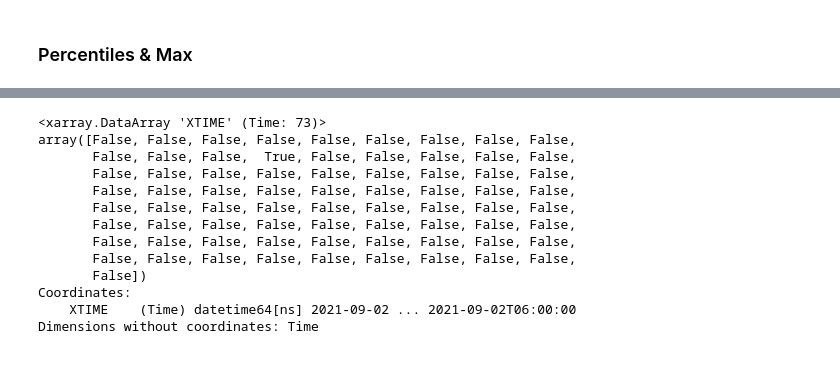
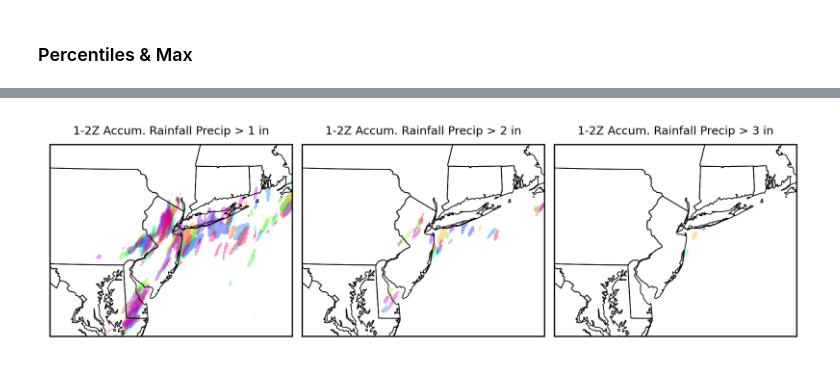
Before and after one commit to tyfolino/ida-precip, a Jupyter notebook: sandbox.ipynb, the cells around one changed output, grey strips where cells are left out. Saved outputs shown, nothing was run; the diff lists cells and outputs as text; code cells hidden in the pictures.

```diff
--- a/sandbox.ipynb
+++ b/sandbox.ipynb
@@ -246,6 +236,7 @@ p.axes.add_feature(cfeature.STATES,linewidth=linewidth)
 # plt.subplots_adjust(wspace=0.04,hspace=0.04)
 # plt.suptitle("5-min 0-2km helicity maxima",fontsize=9,fontweight='bold')
 
+ax.set_title('22Z',fontweight='bold')
 cbar = fig.colorbar(p,ax=ax,shrink=0.8,aspect=30)
 cbar.ax.tick_params(labelsize=7)
 cbar.set_label("Ens. Max Accumulated Rain (in.)",fontsize=8)
@@ -274,16 +248,46 @@ numpy.datetime64('2021-09-02T01:00:00.000000')
-# %%
-rainnc.XTIME == np.datetime64(foo)
-# %% [output]
-<xarray.DataArray 'XTIME' (Time: 73)>
-array([False, False, False, False, False, False, False, False, False,
-       False, False, False,  True, False, False, False, False, False,
-       False, False, False, False, False, False, False, False, False,
-       False, False, False, False, False, False, False, False, False,
-       False, False, False, False, False, False, False, False, False,
-       False, False, False, False, False, False, False, False, False,
-       False, False, False, False, False, False, False, False, False,
-       False, False, False, False, False, False, False, False, False,
-       False])
-Coordinates:
-    XTIME    (Time) datetime64[ns] 2021-09-02 ... 2021-09-02T06:00:00
-Dimensions without coordinates: Time
+# %%
+rainy_hour = rainnc.where(rainnc.XTIME == np.datetime64(
+    pd.to_datetime('2021-09-02 02:00:00'))).dropna(dim='Time').squeeze() - rainnc.where(
+        rainnc.XTIME == np.datetime64(
+    pd.to_datetime('2021-09-02 01:00:00'))).dropna(dim='Time').squeeze()
+
+rainy_hour_gt1 = (rainy_hour/25.4) >= 1
+rainy_hour_gt2 = (rainy_hour/25.4) >= 2
+rainy_hour_gt3 = (rainy_hour/25.4) >= 3
+# %%
+colors = plt.get_cmap('hsv')(np.linspace(0,1,18))
+# %%
+# define a few variables
+linewidth=0.5
+region = [-78,-70.7,38,42.5]
+proj = ccrs.LambertConformal(central_longitude=central_longitude,
+                             central_latitude=central_latitude)
+data = [rainy_hour_gt1,rainy_hour_gt2,rainy_hour_gt3]
+
+
+fig, axes = plt.subplots(1, 3, subplot_kw=dict(projection=proj),
+                         dpi=300,layout="constrained")
+
+for i,ax in enumerate(axes.flatten()):
+    for e in range(len(rainy_hour.ens)):
+        p = ax.contourf(lon,lat,data[i].isel(ens=e),
+                        transform=ccrs.PlateCarree(),
+                        levels=[0.5,1.5],
+                        colors=[colors[e]],alpha=0.4
+        )
+    p.axes.set_extent(region,crs=ccrs.PlateCarree())
+    p.axes.add_feature(cfeature.STATES,linewidth=linewidth)
+# plt.subplots_adjust(wspace=0.04,hspace=0.04)
+# plt.suptitle("22Z Forecast",fontsize=8,fontweight='bold')
+
+# ax.set_title('22Z',fontweight='bold')
+# cbar = fig.colorbar(p,ax=ax,shrink=0.8,aspect=30)
+# cbar.ax.tick_params(labelsize=7)
+# cbar.set_label("Ens. Max Accumulated Rain (in.)",fontsize=8)
+axes[0].set_title('1-2Z Accum. Rainfall Precip > 1 in',fontsize=7)
+axes[1].set_title('1-2Z Accum. Rainfall Precip > 2 in',fontsize=7)
+axes[2].set_title('1-2Z Accum. Rainfall Precip > 3 in',fontsize=7)
+
+plt.show()
+# %% [output]
+[figure, added]
```
Also changed, not shown: parts of 9 cells of this notebook, 3 other files.
